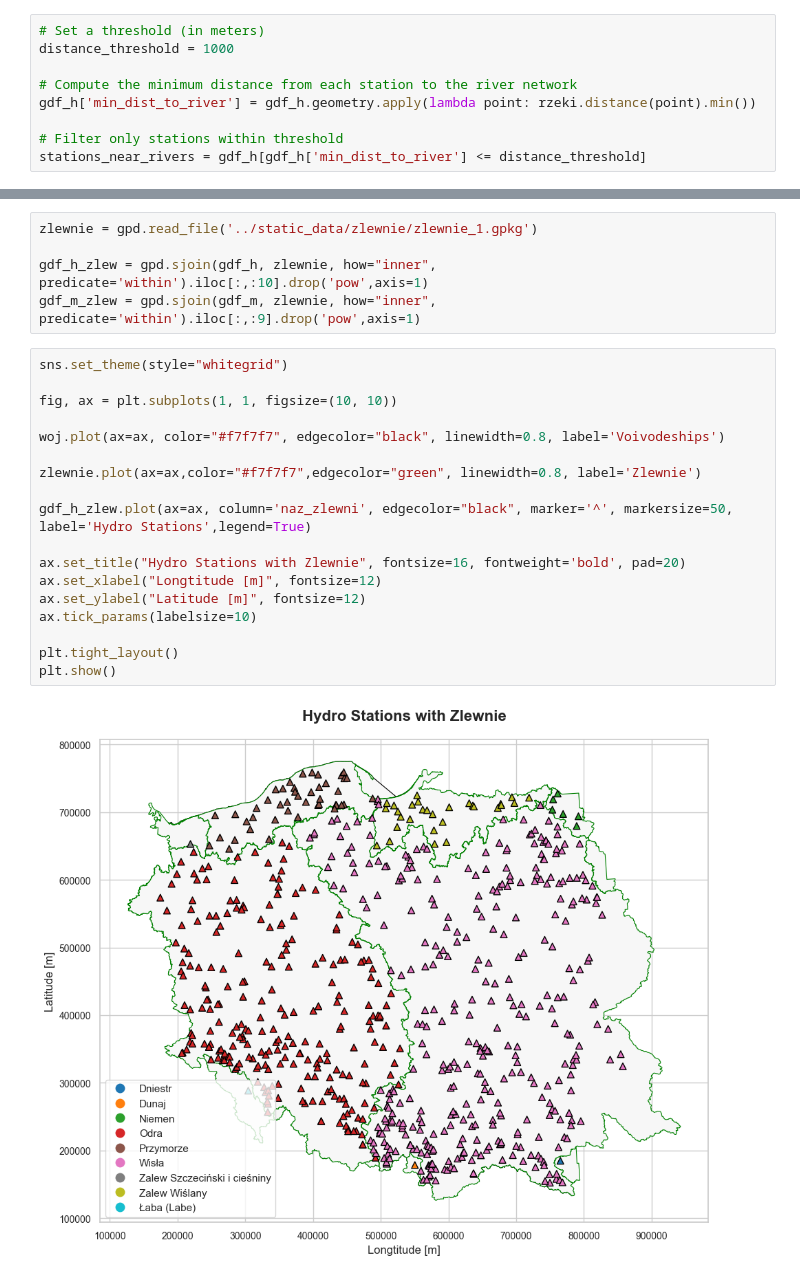
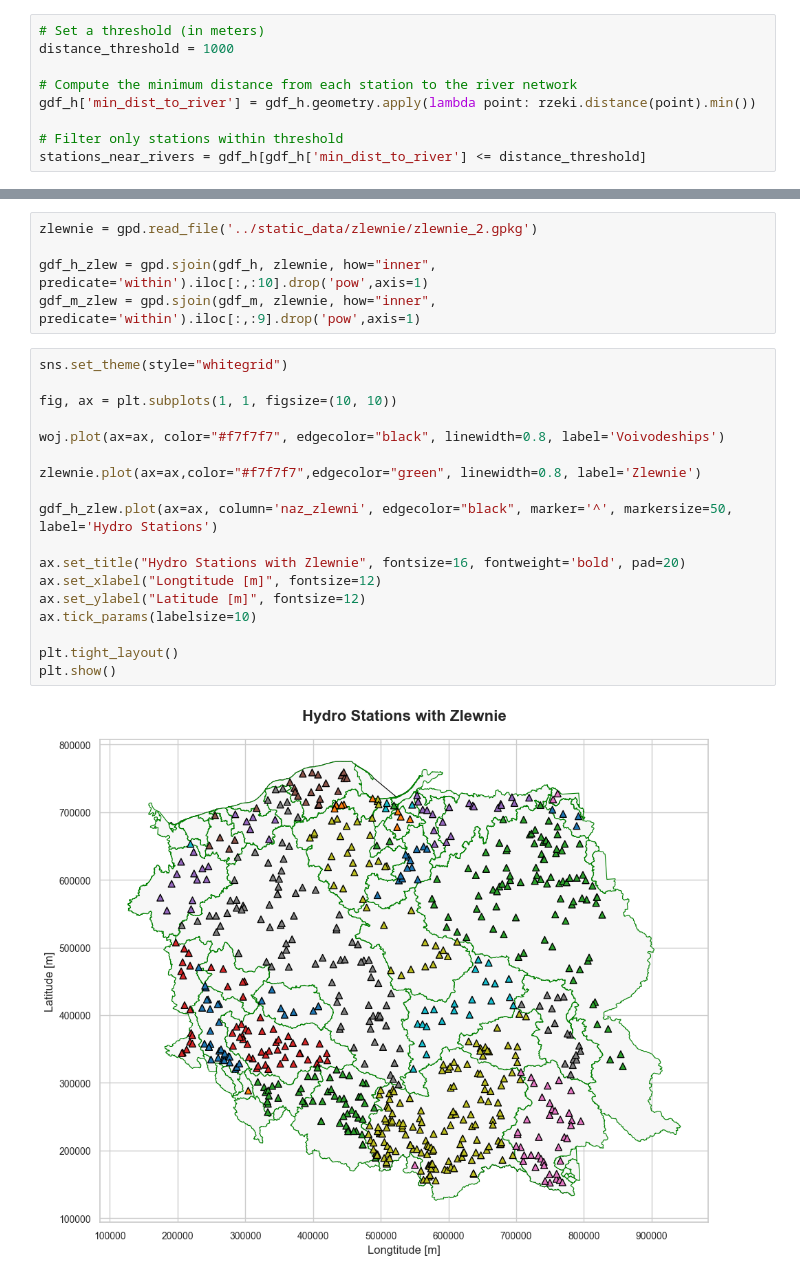
Before and after one commit to eo-agh/daes-project-2425-alt, a Jupyter notebook: notebooks/Maps.ipynb, the cells around one changed output, grey strips where cells are left out. Cells and saved outputs as stored; diff of their text form.

```diff
--- a/notebooks/Maps.ipynb
+++ b/notebooks/Maps.ipynb
@@ -299,28 +299,28 @@ See: https://matplotlib.org/stable/tutorials/intermediate/legend_guide.html#impl
 # %%
-zlewnie = gpd.read_file('../static_data/zlewnie/zlewnie_1.gpkg')
+zlewnie = gpd.read_file('../static_data/zlewnie/zlewnie_2.gpkg')
 
 gdf_h_zlew = gpd.sjoin(gdf_h, zlewnie, how="inner", predicate='within').iloc[:,:10].drop('pow',axis=1)
 gdf_m_zlew = gpd.sjoin(gdf_m, zlewnie, how="inner", predicate='within').iloc[:,:9].drop('pow',axis=1)
 # %%
 sns.set_theme(style="whitegrid")
 
 fig, ax = plt.subplots(1, 1, figsize=(10, 10))
 
 woj.plot(ax=ax, color="#f7f7f7", edgecolor="black", linewidth=0.8, label='Voivodeships')
 
 zlewnie.plot(ax=ax,color="#f7f7f7",edgecolor="green", linewidth=0.8, label='Zlewnie')
 
-gdf_h_zlew.plot(ax=ax, column='naz_zlewni', edgecolor="black", marker='^', markersize=50, label='Hydro Stations',legend=True)
+gdf_h_zlew.plot(ax=ax, column='naz_zlewni', edgecolor="black", marker='^', markersize=50, label='Hydro Stations')
 
 ax.set_title("Hydro Stations with Zlewnie", fontsize=16, fontweight='bold', pad=20)
 ax.set_xlabel("Longtitude [m]", fontsize=12)
 ax.set_ylabel("Latitude [m]", fontsize=12)
 ax.tick_params(labelsize=10)
 
 plt.tight_layout()
 plt.show()
 # %% [output]
-[figure, old version]
+[figure, new version]
 # %%
 gdf_h_zlew.groupby("naz_zlewni")['Station Name'].count()
 # %% [output]
```
Also changed, not shown: parts of 8 cells of this notebook, 2 other files.
